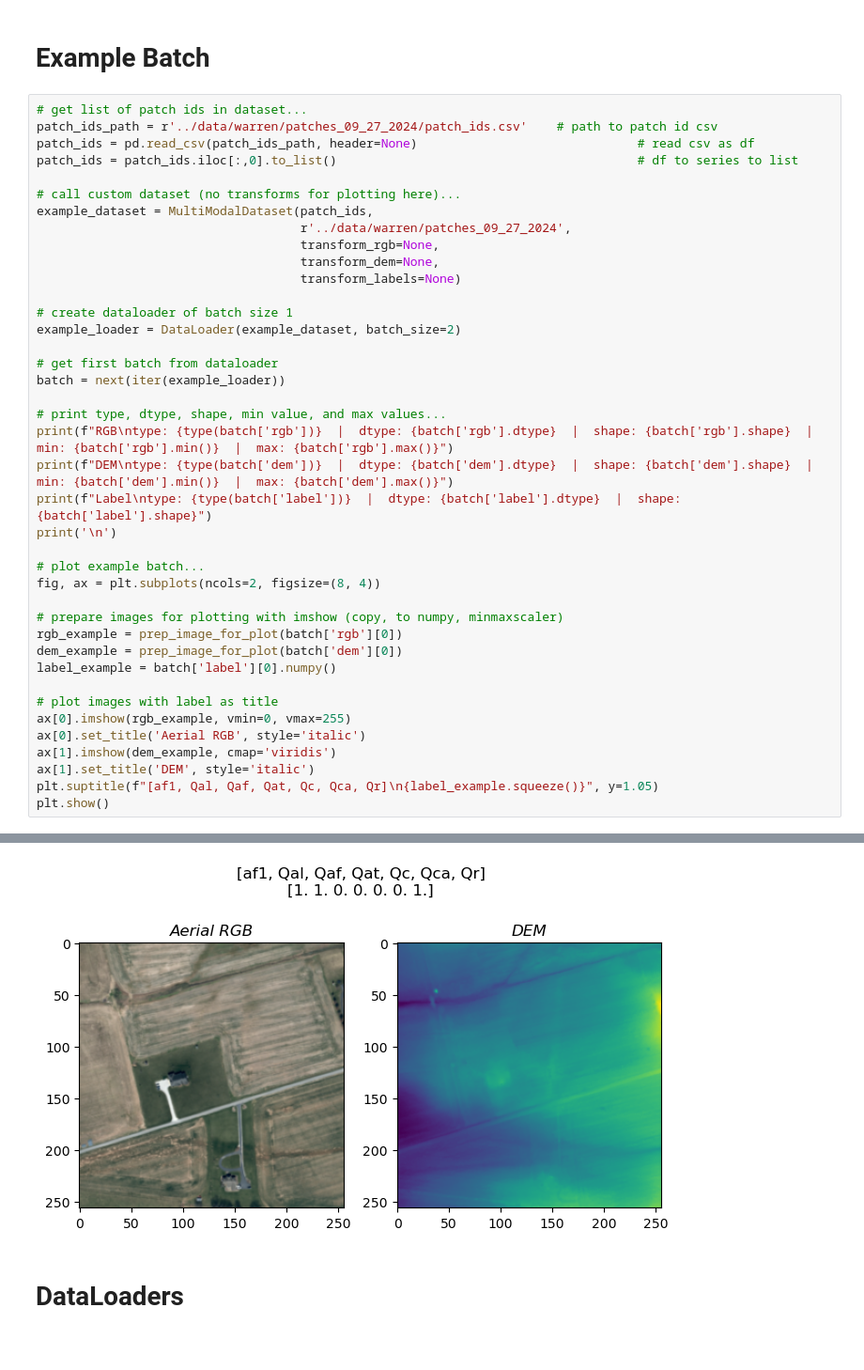
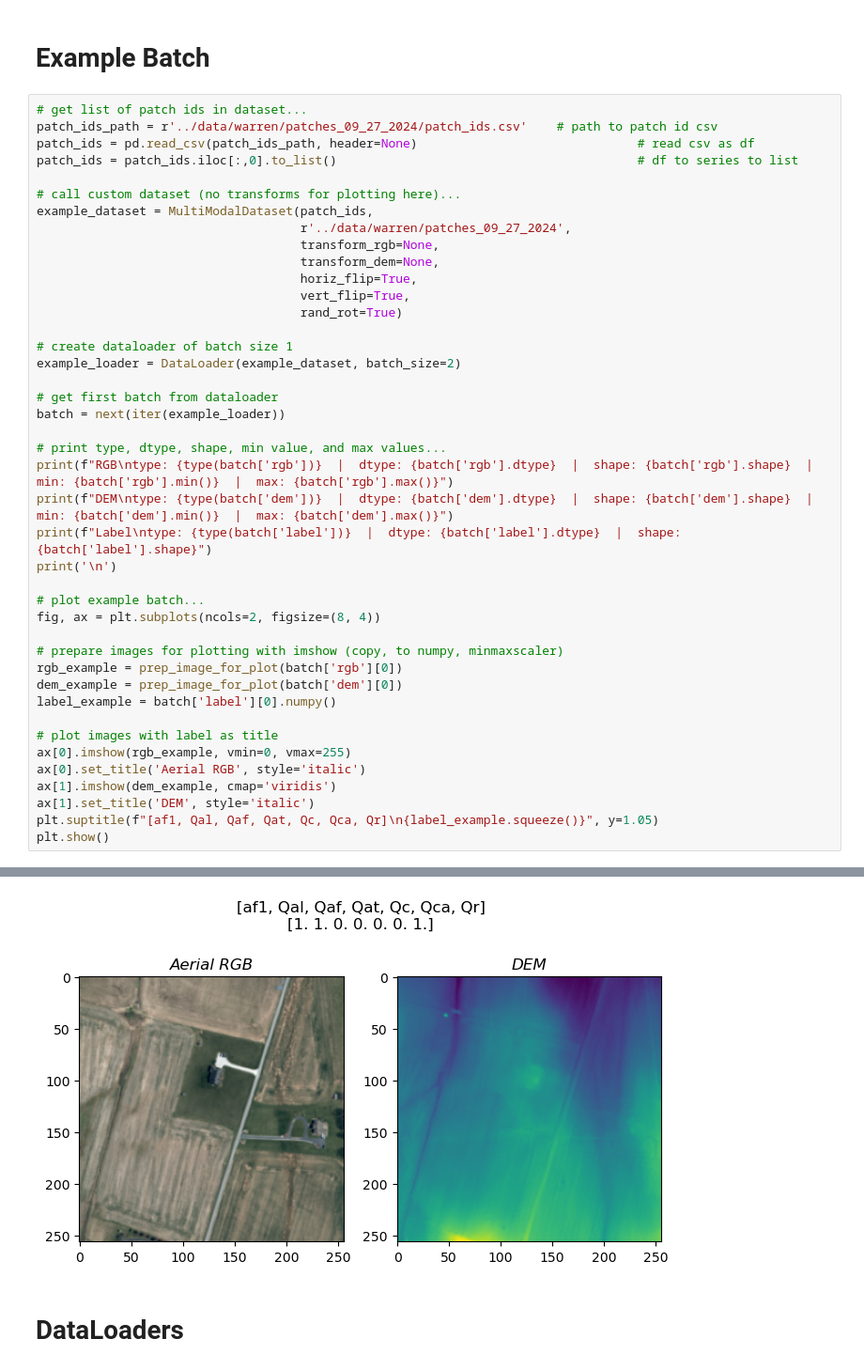
Before and after one commit to masseygeo/earthscape, a Jupyter notebook: code/model_classification.ipynb, the cells around one changed output, grey strips where cells are left out. Shown at 94% size. Cells and saved outputs as stored; diff of their text form.

```diff
--- a/code/model_classification.ipynb
+++ b/code/model_classification.ipynb
@@ -46,7 +46,9 @@ example_dataset = MultiModalDataset(patch_ids,
                                     r'../data/warren/patches_09_27_2024',
                                     transform_rgb=None,
                                     transform_dem=None,
-                                    transform_labels=None)
+                                    horiz_flip=True,
+                                    vert_flip=True,
+                                    rand_rot=True)
 
 # create dataloader of batch size 1
 example_loader = DataLoader(example_dataset, batch_size=2)
@@ -55,34 +57,34 @@ example_loader = DataLoader(example_dataset, batch_size=2)
 batch = next(iter(example_loader))
 
 # print type, dtype, shape, min value, and max values...
 print(f"RGB\ntype: {type(batch['rgb'])}  |  dtype: {batch['rgb'].dtype}  |  shape: {batch['rgb'].shape}  |  min: {batch['rgb'].min()}  |  max: {batch['rgb'].max()}")
 print(f"DEM\ntype: {type(batch['dem'])}  |  dtype: {batch['dem'].dtype}  |  shape: {batch['dem'].shape}  |  min: {batch['dem'].min()}  |  max: {batch['dem'].max()}")
 print(f"Label\ntype: {type(batch['label'])}  |  dtype: {batch['label'].dtype}  |  shape: {batch['label'].shape}")
 print('\n')
 
 # plot example batch...
 fig, ax = plt.subplots(ncols=2, figsize=(8, 4))
 
 # prepare images for plotting with imshow (copy, to numpy, minmaxscaler)
 rgb_example = prep_image_for_plot(batch['rgb'][0])
 dem_example = prep_image_for_plot(batch['dem'][0])
 label_example = batch['label'][0].numpy()
 
 # plot images with label as title
 ax[0].imshow(rgb_example, vmin=0, vmax=255)
 ax[0].set_title('Aerial RGB', style='italic')
 ax[1].imshow(dem_example, cmap='viridis')
 ax[1].set_title('DEM', style='italic')
 plt.suptitle(f"[af1, Qal, Qaf, Qat, Qc, Qca, Qr]\n{label_example.squeeze()}", y=1.05)
 plt.show()
 # %% [output]
 RGB
 type: <class 'torch.Tensor'>  |  dtype: torch.float32  |  shape: torch.Size([2, 3, 256, 256])  |  min: 3.1325292587280273  |  max: 254.0
 DEM
 type: <class 'torch.Tensor'>  |  dtype: torch.float32  |  shape: torch.Size([2, 1, 256, 256])  |  min: 597.962646484375  |  max: 622.4135131835938
 Label
 type: <class 'torch.Tensor'>  |  dtype: torch.float32  |  shape: torch.Size([2, 1, 7])
-[figure, old version]
+[figure, new version]
 # %% [markdown]
 # DataLoaders
 # %%
```
Also changed, not shown: parts of 3 cells of this notebook, 1 other file.
